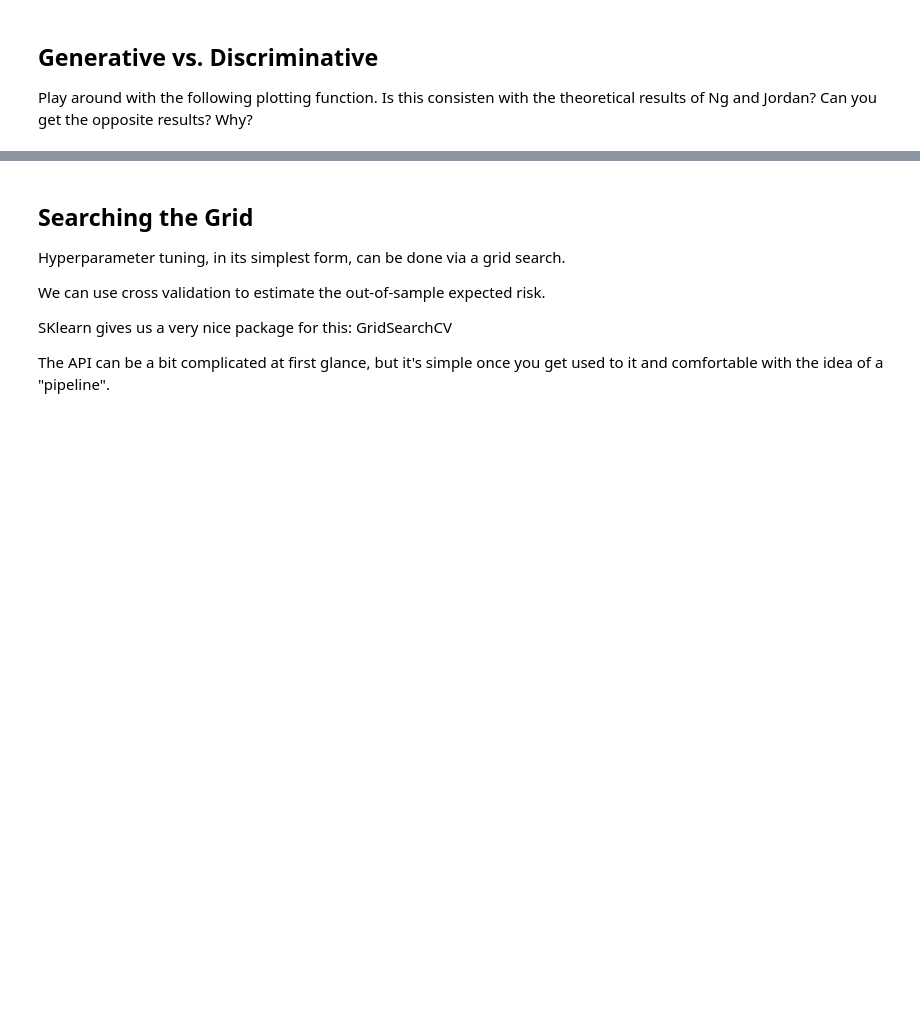
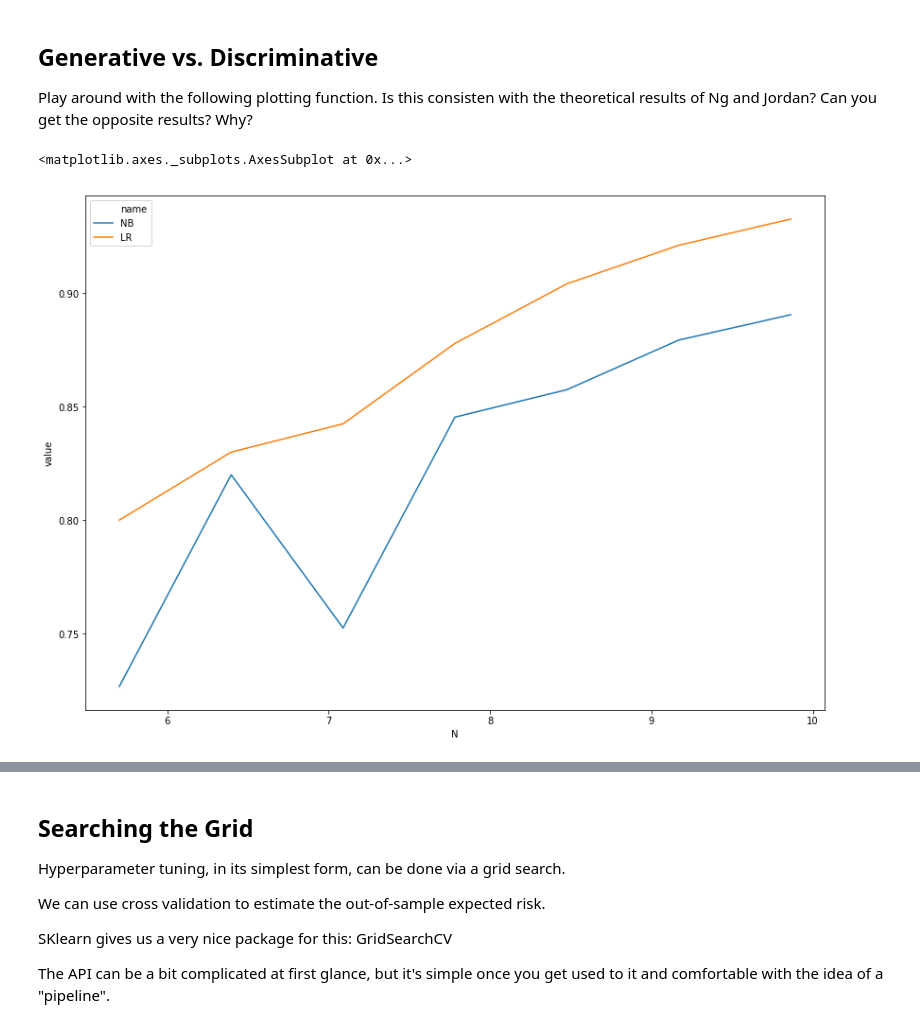
Before and after one commit to nandanrao/text-mining, a Jupyter notebook: exercise-2.ipynb, the cells around one changed output, grey strips where cells are left out. Drawn from its saved outputs; the diff is of its cells as text; code cells hidden in the pictures; blank space fills up the shorter version.

```diff
--- a/exercise-2.ipynb
+++ b/exercise-2.ipynb
@@ -74,23 +78,30 @@ sns.barplot(x = 'word',
 ## Generative vs. Discriminative
 
 Play around with the following plotting function. Is this consisten with the theoretical results of Ng and Jordan? Can you get the opposite results? Why?
+# %%
+# Vectorizing the Yelp texts
+vec_Yelp, V_Yelp = _train_and_transform(deepcopy(vectorizer),yelps.text)
 # %%
 # add vectors here
-V = "foo"
+V = V_Yelp
 y = yelps.positive
 
 def _cv_score(V, y, models):
     return [{ 'name': name, 'value': np.mean(cross_val_score(model, V, y, cv=3)) }
             for name, model in models]
 
 def plot_cv_scores(V, y, models, ticks):
     scores = [_cv_score(V[:t], y[:t], models) for t in ticks]
     scores = [({'N': np.log(t) , **i}) for t,s
               in zip(ticks, scores) for i in s]
     df = pd.DataFrame(scores)
     return sns.lineplot(y='value', x='N', hue='name', data=df)
 
 models = [('NB', MultinomialNB(fit_prior=False)),
-          ('LR', LogisticRegression())]
+          ('LR', LogisticRegression(solver="lbfgs"))]
 
-plot_cv_scores(V, y, models, [300, 600, 1200, 2400, 4800, 9600, 19200])
+# Plotting cross validated scores
+plot_cv_scores(V, y, models, [300, 600, 1200, 2400, 4800, 9600, 19200]);
+# %% [output]
+<matplotlib.axes._subplots.AxesSubplot at 0x...>
+[figure, added]
```
Also changed, not shown: parts of 14 cells of this notebook.
